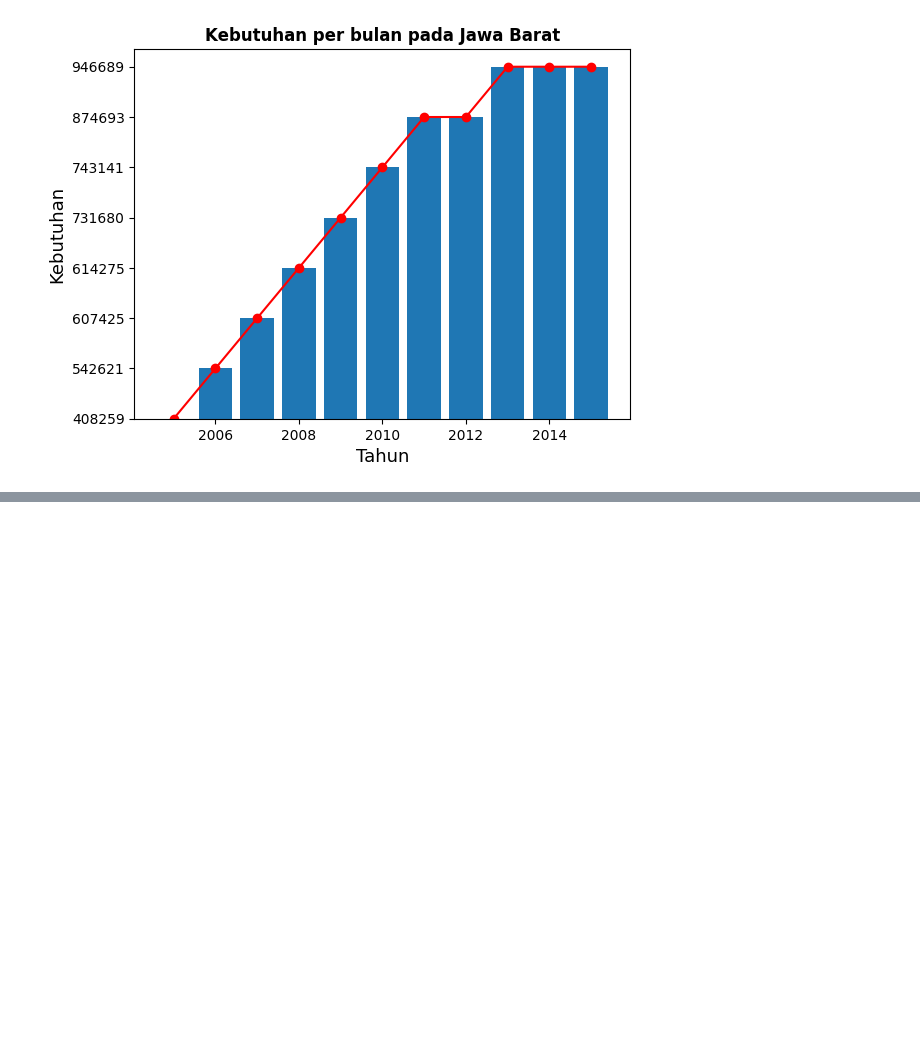
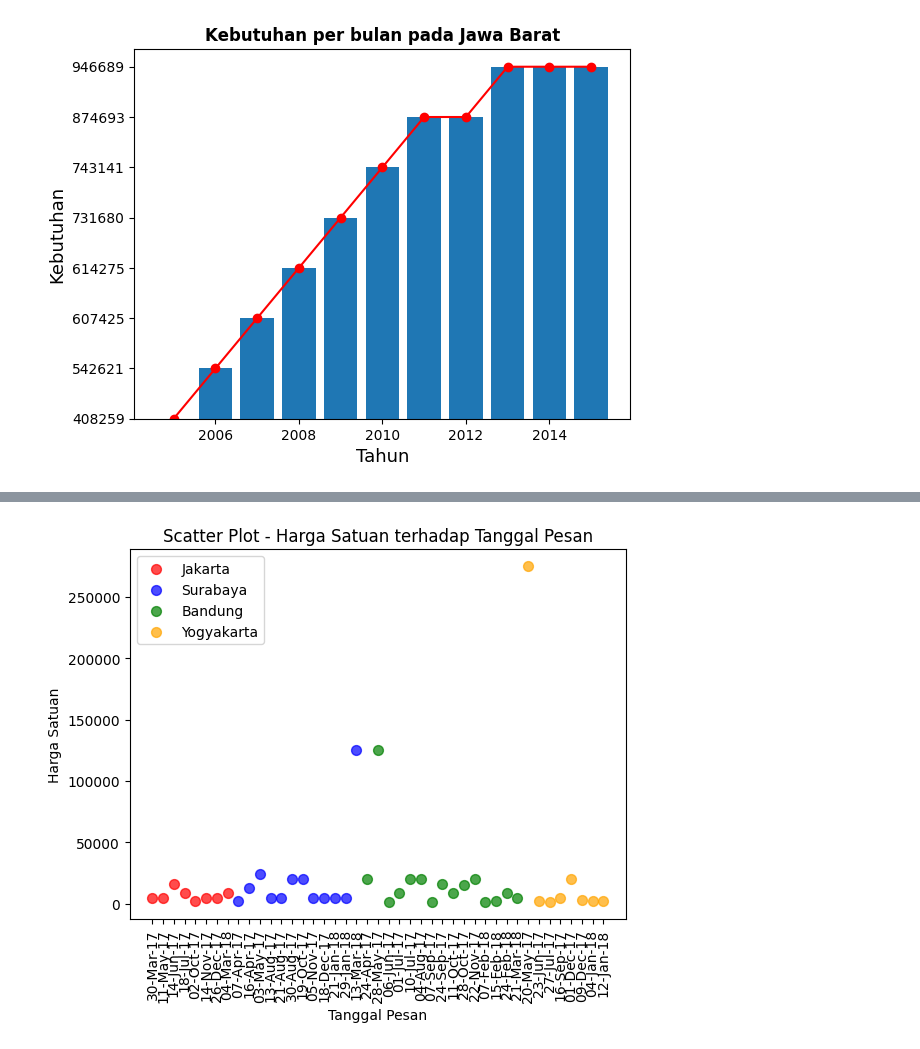
Before and after one commit to a22000025/Aen-rynaldi, a Jupyter notebook: UAS_AenRYnaldiKurnia.ipynb, the cells around one changed output, grey strips where cells are left out. Cells and saved outputs as stored; diff of their text form; code cells hidden in the pictures; blank space fills up the shorter version.

```diff
--- a/UAS_AenRYnaldiKurnia.ipynb
+++ b/UAS_AenRYnaldiKurnia.ipynb
@@ -99,0 +101,33 @@ df
+# %%
+import pandas as pd
+import matplotlib.pyplot as plt
+
+data = pd.read_csv('/content/SupplyKantor.csv')
+
+data_tgl = data['TanggalPesan']
+data_kota = data['Kota']
+data_sales = data['SalesRep']
+data_jenis = data['Jenis']
+data_jum = data['Jumlah']
+data_harga = data['Harga Satuan']
+
+kota_unik = data_kota.unique()
+
+colors = ['red', 'blue', 'green', 'orange']
+color_mapping = {kota: colors[i % len(colors)] for i, kota in enumerate(kota_unik)}
+
+for kota in kota_unik:
+    kota_data = data[data['Kota'] == kota]
+    plt.scatter(kota_data['TanggalPesan'], kota_data['Harga Satuan'], s=50, c=color_mapping[kota], alpha=0.7, label=kota)
+
+plt.title('Scatter Plot - Harga Satuan terhadap Tanggal Pesan')
+plt.xlabel('Tanggal Pesan')
+plt.ylabel('Harga Satuan')
+
+plt.legend()
+
+plt.xticks(rotation=90)
+
+plt.show()
+# %% [output]
+[figure, added]
```
Also changed, not shown: parts of 2 cells of this notebook.
